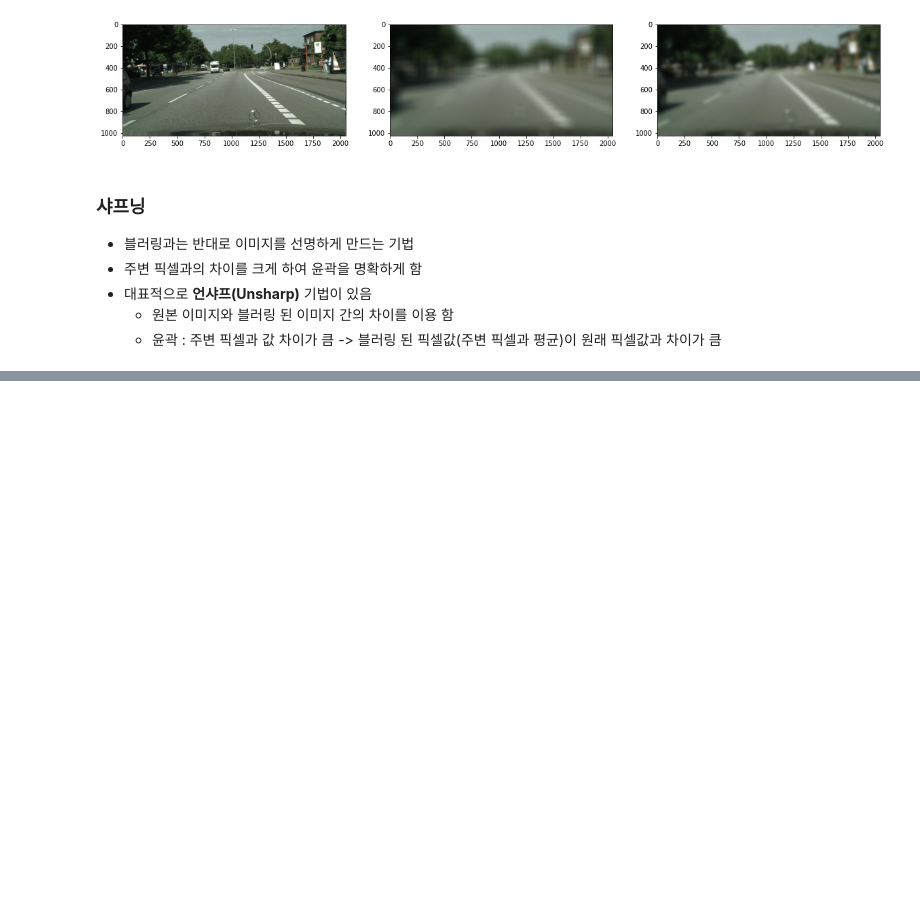
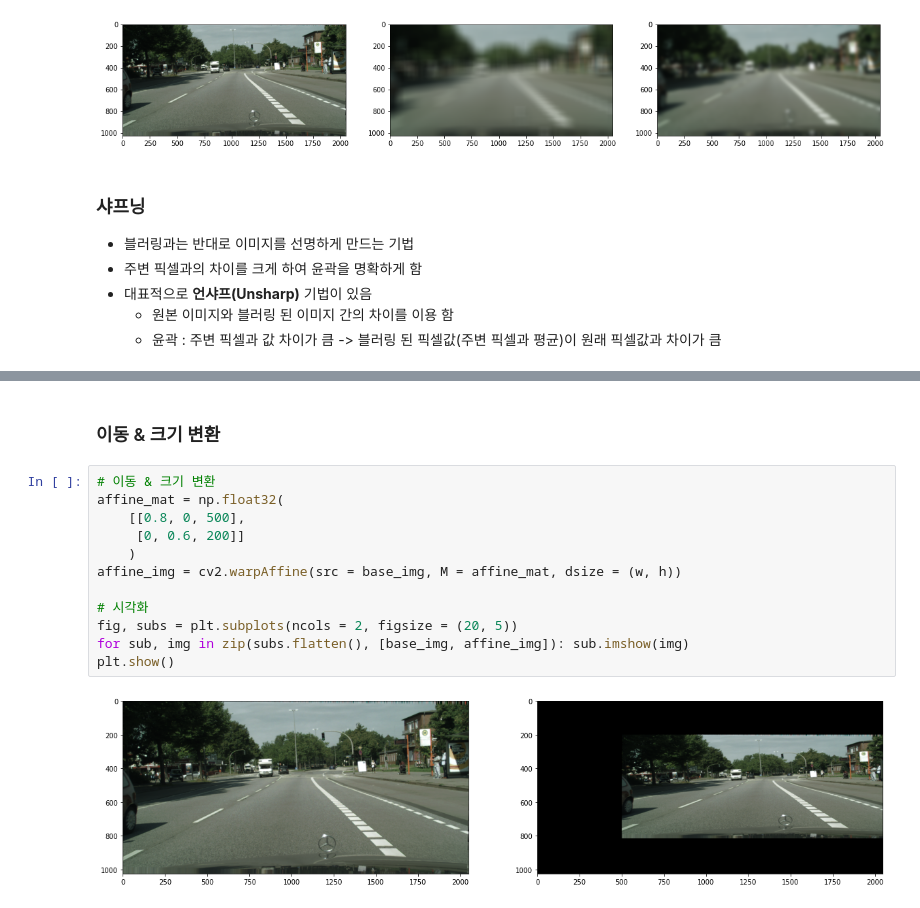
Before and after one commit to Kwan-Gu/data_science, a Jupyter notebook: ML/Segmentation/OpenCV/Basic_OpenCV.ipynb, the cells around one changed output, grey strips where cells are left out. Drawn from its saved outputs; the diff is of its cells as text; blank space fills up the shorter version.

```diff
--- a/ML/Segmentation/OpenCV/Basic_OpenCV.ipynb
+++ b/ML/Segmentation/OpenCV/Basic_OpenCV.ipynb
@@ -210,0 +312,16 @@ Clipping input data to the valid range for imshow with RGB data ([0..1] for floa
+# %% [markdown]
+### 이동 & 크기 변환
+# %%
+# 이동 & 크기 변환
+affine_mat = np.float32(
+    [[0.8, 0, 500],
+     [0, 0.6, 200]]
+    )
+affine_img = cv2.warpAffine(src = base_img, M = affine_mat, dsize = (w, h))
+
+# 시각화
+fig, subs = plt.subplots(ncols = 2, figsize = (20, 5))
+for sub, img in zip(subs.flatten(), [base_img, affine_img]): sub.imshow(img)
+plt.show()
+# %% [output]
+[figure, added]
```
Also changed, not shown: parts of 19 cells of this notebook, 4 other files.
